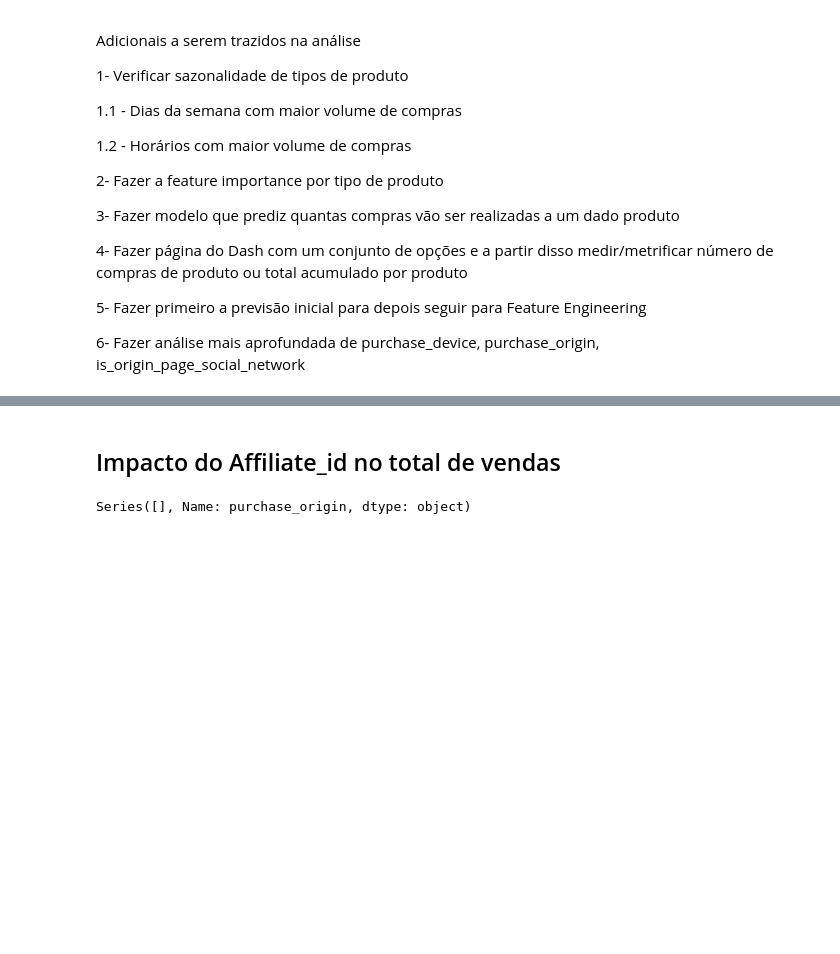
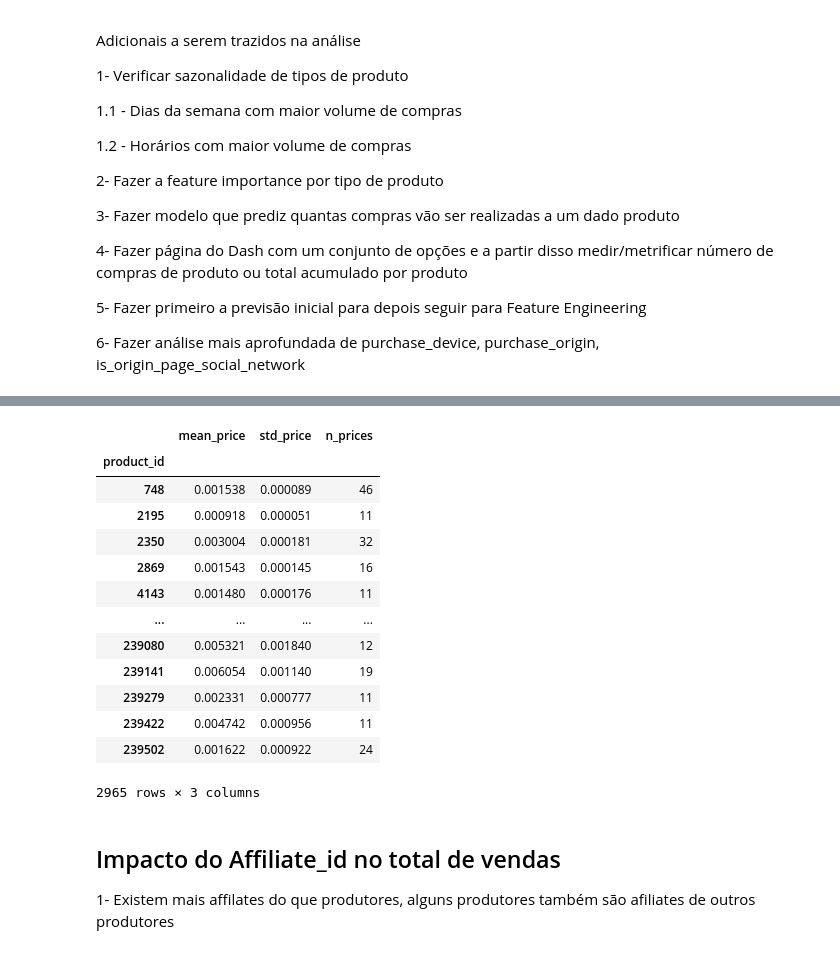
Before and after one commit to jubiss/hotmart_processo_seletivo, a Jupyter notebook: notebooks/analises.ipynb, the cells around one changed output, grey strips where cells are left out. Saved outputs shown, nothing was run; the diff lists cells and outputs as text; code cells hidden in the pictures; blank space fills up the shorter version.

```diff
--- a/notebooks/analises.ipynb
+++ b/notebooks/analises.ipynb
@@ -77,3 +247,23 @@ df = df[['product_id', 'affiliate_id', 'producer_id', 'buyer_id', 'purchase_date
     'product_creation_date', 'product_category', 'product_niche', 'purchase_value',
     'affiliate_commission_percentual', 'purchase_device', 'purchase_origin',
     'is_origin_page_social_network', 'purchase_transformed']]
+# %%
+prod_price = df.groupby('product_id').agg(mean_price = ('purchase_transformed', 'mean'),
+                            std_price = ('purchase_transformed', 'std'),
+                            n_prices = ('purchase_transformed', 'nunique'))
+prod_price[prod_price['n_prices'] > 10]
+# %% [output]
+|  | mean_price | std_price | n_prices |
+| product_id |  |  |  |
+| 748 | 0.001538 | 0.000089 | 46 |
+| 2195 | 0.000918 | 0.000051 | 11 |
+| 2350 | 0.003004 | 0.000181 | 32 |
+| 2869 | 0.001543 | 0.000145 | 16 |
+| 4143 | 0.001480 | 0.000176 | 11 |
+| ... | ... | ... | ... |
+| 239080 | 0.005321 | 0.001840 | 12 |
+| 239141 | 0.006054 | 0.001140 | 19 |
+| 239279 | 0.002331 | 0.000777 | 11 |
+| 239422 | 0.004742 | 0.000956 | 11 |
+| 239502 | 0.001622 | 0.000922 | 24 |
+2965 rows × 3 columns
@@ -80,6 +282,3 @@ df = df[['product_id', 'affiliate_id', 'producer_id', 'buyer_id', 'purchase_date
 # %% [markdown]
 ## Impacto do Affiliate_id no total de vendas
+1- Existem mais affilates do que produtores, alguns produtores também são afiliates de outros produtores
-# %%
-df[df['purchase_origin'].str.contains('Origin')]['purchase_origin']
-# %% [output]
-Series([], Name: purchase_origin, dtype: object)
```
Also changed, not shown: parts of 23 cells of this notebook, 15 other files.
